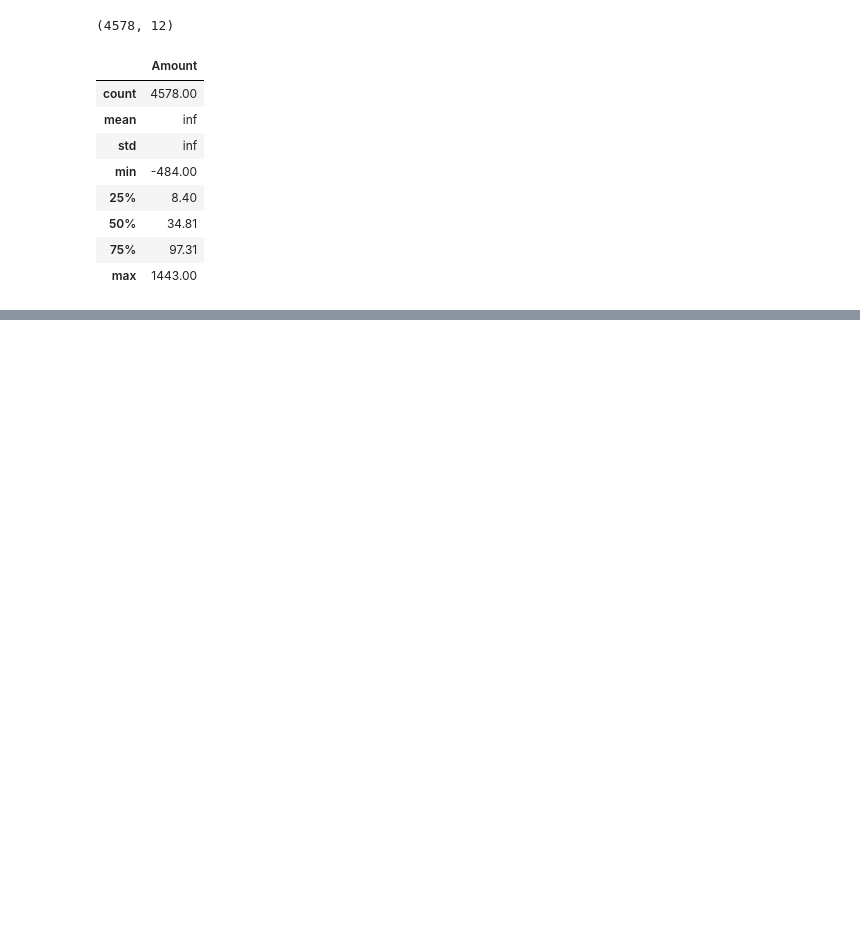
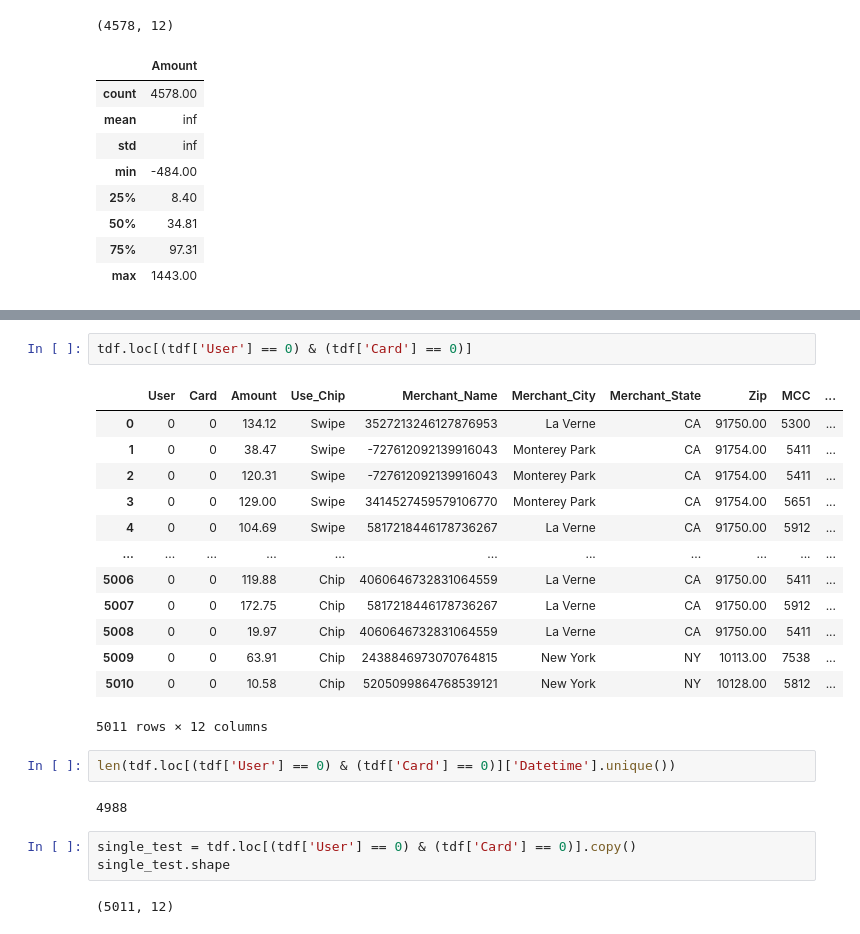
Before and after one commit to Yichen-Z/ece5831-2023-ccf, a Jupyter notebook: explore_transactions.ipynb, the cells around one changed output, grey strips where cells are left out. Saved outputs shown, nothing was run; the diff lists cells and outputs as text; blank space fills up the shorter version.

```diff
--- a/explore_transactions.ipynb
+++ b/explore_transactions.ipynb
@@ -657,0 +720,25 @@ test_f_pool[['Amount']].describe()
+# %%
+tdf.loc[(tdf['User'] == 0) & (tdf['Card'] == 0)]
+# %% [output]
+|  | User | Card | Amount | Use_Chip | Merchant_Name | Merchant_City | Merchant_State | Zip | MCC | ... |
+| 0 | 0 | 0 | 134.12 | Swipe | 3527213246127876953 | La Verne | CA | 91750.00 | 5300 | ... |
+| 1 | 0 | 0 | 38.47 | Swipe | -727612092139916043 | Monterey Park | CA | 91754.00 | 5411 | ... |
+| 2 | 0 | 0 | 120.31 | Swipe | -727612092139916043 | Monterey Park | CA | 91754.00 | 5411 | ... |
+| 3 | 0 | 0 | 129.00 | Swipe | 3414527459579106770 | Monterey Park | CA | 91754.00 | 5651 | ... |
+| 4 | 0 | 0 | 104.69 | Swipe | 5817218446178736267 | La Verne | CA | 91750.00 | 5912 | ... |
+| ... | ... | ... | ... | ... | ... | ... | ... | ... | ... | ... |
+| 5006 | 0 | 0 | 119.88 | Chip | 4060646732831064559 | La Verne | CA | 91750.00 | 5411 | ... |
+| 5007 | 0 | 0 | 172.75 | Chip | 5817218446178736267 | La Verne | CA | 91750.00 | 5912 | ... |
+| 5008 | 0 | 0 | 19.97 | Chip | 4060646732831064559 | La Verne | CA | 91750.00 | 5411 | ... |
+| 5009 | 0 | 0 | 63.91 | Chip | 2438846973070764815 | New York | NY | 10113.00 | 7538 | ... |
+| 5010 | 0 | 0 | 10.58 | Chip | 5205099864768539121 | New York | NY | 10128.00 | 5812 | ... |
+5011 rows × 12 columns
+# %%
+len(tdf.loc[(tdf['User'] == 0) & (tdf['Card'] == 0)]['Datetime'].unique())
+# %% [output]
+4988
+# %%
+single_test = tdf.loc[(tdf['User'] == 0) & (tdf['Card'] == 0)].copy()
+single_test.shape
+# %% [output]
+(5011, 12)
```
Also changed, not shown: parts of 11 cells of this notebook.
